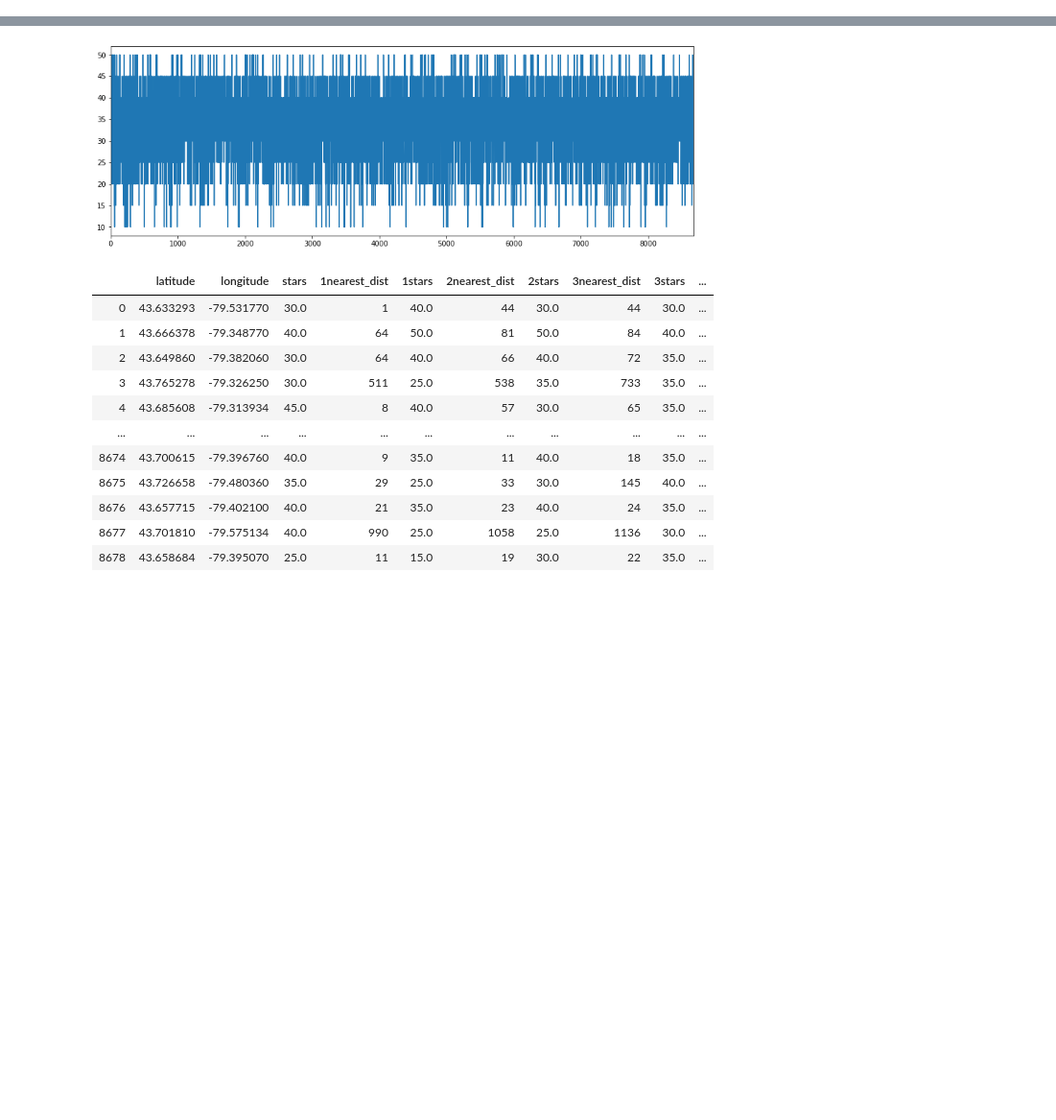
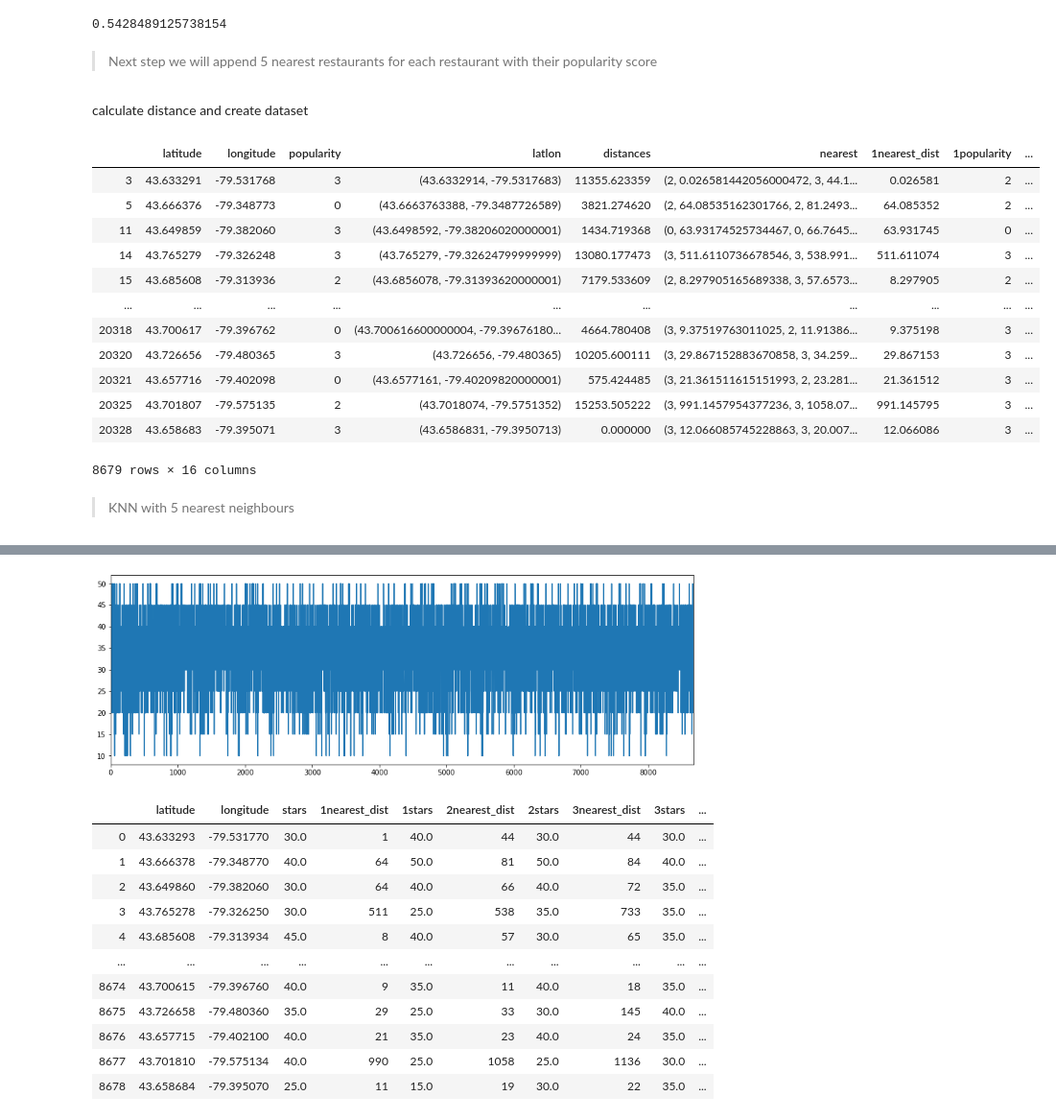
Before and after one commit to LongQin1/Adv.BA-Final-Proj, a Jupyter notebook: CNN_location.ipynb, the cells around one changed output, grey strips where cells are left out. Shown at 96% size. Cells and saved outputs as stored; diff of their text form; code cells hidden in the pictures; blank space fills up the shorter version.

Commit message:
update the model including YingRui's 'Popularity' class

```diff
--- a/RNN_location.ipynb
+++ b/CNN_location.ipynb
@@ -28,0 +41,5 @@ df_business_toronto = df_business[df_business['city']=='Toronto']
+# %%
+dummy = pd.DataFrame(columns=['popularity'])
+top_stars = df_business_toronto_rest.quantile(0.85).stars
+top_review_counts = df_business_toronto_rest.quantile(0.85).review_count
+df_business_toronto_rest_popular = pd.concat([df_business_toronto_rest, dummy])
@@ -28,0 +54,5 @@ df_business_toronto = df_business[df_business['city']=='Toronto']
+# %%
+df_business_toronto_rest_popular.loc[:, 'popularity'][(df_business_toronto_rest['stars']>=top_stars) & (df_business_toronto_rest['review_count']>=top_review_counts)] = 0
+df_business_toronto_rest_popular.loc[:, 'popularity'][(df_business_toronto_rest['stars']<top_stars) & (df_business_toronto_rest['review_count']>=top_review_counts)] = 1
+df_business_toronto_rest_popular.loc[:, 'popularity'][(df_business_toronto_rest['stars']>=top_stars) & (df_business_toronto_rest['review_count']<top_review_counts)] = 2
+df_business_toronto_rest_popular.loc[:, 'popularity'][(df_business_toronto_rest['stars']<top_stars) & (df_business_toronto_rest['review_count']<top_review_counts)] = 3
@@ -28,0 +94,5 @@ df_business_toronto = df_business[df_business['city']=='Toronto']
+# %%
+Restaurant = df_business_toronto_rest_popular.filter(['latitude','longitude','popularity'], axis=1)
+Restaurant_y = df_business_toronto_rest_popular.filter(['popularity'], axis=1)
+Restaurant['latlon']=list(zip(Restaurant.latitude, Restaurant.longitude))
+Restaurant
@@ -28,0 +171,47 @@ df_business_toronto = df_business[df_business['city']=='Toronto']
+# %%
+knn_gscv.best_score_
+# %% [output]
+0.5428489125738154
+# %% [markdown]
+> Next step we will append 5 nearest restaurants for each restaurant with their popularity score
+# %% [markdown]
+calculate distance and create dataset
+# %%
+import geopy
+import geopy.distance
+def great_circle_dist(latlon1, latlon2):
+    """Uses geopy to calculate distance between coordinates"""
+    return geopy.distance.great_circle(latlon1, latlon2).meters
+# %%
+def find_nearest(x):
+        """Finds nearest neighbor """
+        Restaurant['distances'] = Restaurant.latlon.apply(great_circle_dist, args=(x,))
+        df_sort =Restaurant.sort_values(by='distances')
+        return (df_sort.values[1][2], df_sort.values[1][4],df_sort.values[2][2], df_sort.values[2][4],df_sort.values[3][2], df_sort.values[3][4],df_sort.values[4][2], df_sort.values[4][4],df_sort.values[5][2], df_sort.values[5][4])
+
+Restaurant['nearest'] = Restaurant['latlon'].apply(find_nearest)
+Restaurant['1nearest_dist'] = Restaurant.nearest.apply(lambda x: x[1])
+Restaurant['1popularity'] = Restaurant.nearest.apply(lambda x: x[0])
+Restaurant['2nearest_dist'] = Restaurant.nearest.apply(lambda x: x[3])
+Restaurant['2popularity'] = Restaurant.nearest.apply(lambda x: x[2])
+Restaurant['3nearest_dist'] = Restaurant.nearest.apply(lambda x: x[5])
+Restaurant['3popularity'] = Restaurant.nearest.apply(lambda x: x[4])
+Restaurant['4nearest_dist'] = Restaurant.nearest.apply(lambda x: x[7])
+Restaurant['4popularity'] = Restaurant.nearest.apply(lambda x: x[6])
+Restaurant['5nearest_dist'] = Restaurant.nearest.apply(lambda x: x[9])
+Restaurant['5popularity'] = Restaurant.nearest.apply(lambda x: x[8])
+Restaurant
+# %% [output]
+|  | latitude | longitude | popularity | latlon | distances | nearest | 1nearest_dist | 1popularity | ... |
+| 3 | 43.633291 | -79.531768 | 3 | (43.6332914, -79.5317683) | 11355.623359 | (2, 0.026581442056000472, 3, 44.1... | 0.026581 | 2 | ... |
+| 5 | 43.666376 | -79.348773 | 0 | (43.6663763388, -79.3487726589) | 3821.274620 | (2, 64.08535162301766, 2, 81.2493... | 64.085352 | 2 | ... |
+| 11 | 43.649859 | -79.382060 | 3 | (43.6498592, -79.38206020000001) | 1434.719368 | (0, 63.93174525734467, 0, 66.7645... | 63.931745 | 0 | ... |
+| 14 | 43.765279 | -79.326248 | 3 | (43.765279, -79.32624799999999) | 13080.177473 | (3, 511.6110736678546, 3, 538.991... | 511.611074 | 3 | ... |
+| 15 | 43.685608 | -79.313936 | 2 | (43.6856078, -79.31393620000001) | 7179.533609 | (2, 8.297905165689338, 3, 57.6573... | 8.297905 | 2 | ... |
+| ... | ... | ... | ... | ... | ... | ... | ... | ... | ... |
+| 20318 | 43.700617 | -79.396762 | 0 | (43.700616600000004, -79.39676180... | 4664.780408 | (3, 9.37519763011025, 2, 11.91386... | 9.375198 | 3 | ... |
+| 20320 | 43.726656 | -79.480365 | 3 | (43.726656, -79.480365) | 10205.600111 | (3, 29.867152883670858, 3, 34.259... | 29.867153 | 3 | ... |
+| 20321 | 43.657716 | -79.402098 | 0 | (43.6577161, -79.40209820000001) | 575.424485 | (3, 21.361511615151993, 2, 23.281... | 21.361512 | 3 | ... |
+| 20325 | 43.701807 | -79.575135 | 2 | (43.7018074, -79.5751352) | 15253.505222 | (3, 991.1457954377236, 3, 1058.07... | 991.145795 | 3 | ... |
+| 20328 | 43.658683 | -79.395071 | 3 | (43.6586831, -79.3950713) | 0.000000 | (3, 12.066085745228863, 3, 20.007... | 12.066086 | 3 | ... |
+8679 rows × 16 columns
@@ -28,0 +228,2 @@ df_business_toronto = df_business[df_business['city']=='Toronto']
+# %% [markdown]
+> KNN with 5 nearest neighbours
```
Also changed, not shown: parts of 25 cells of this notebook.
